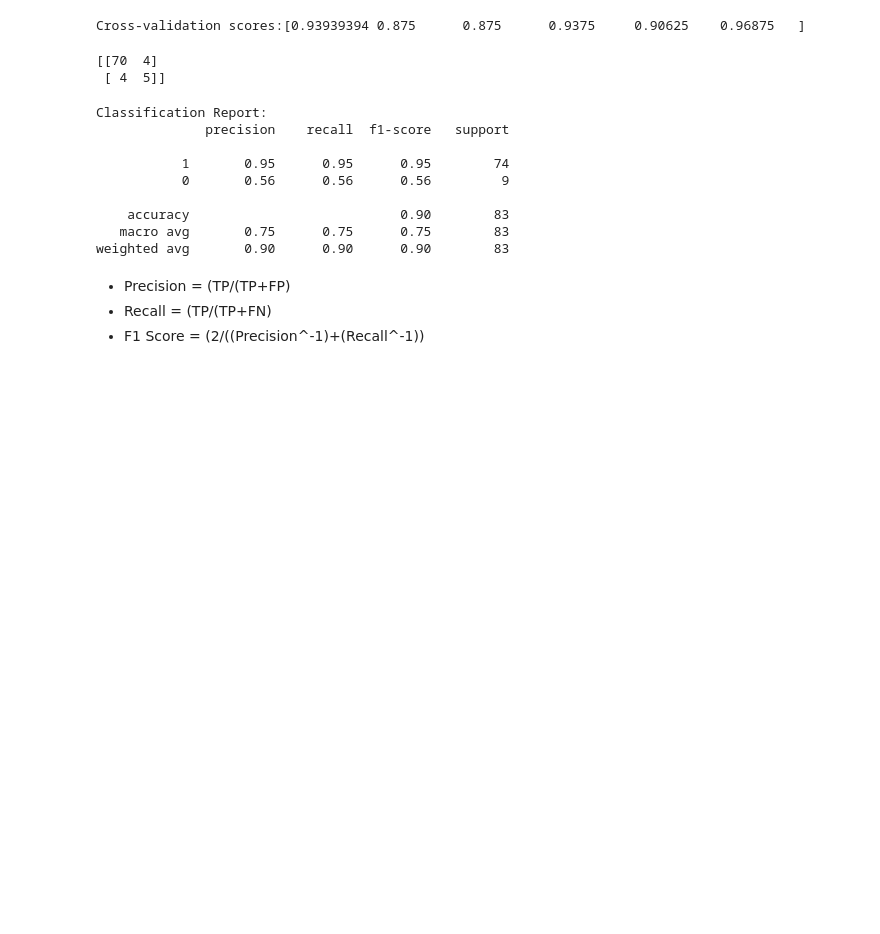
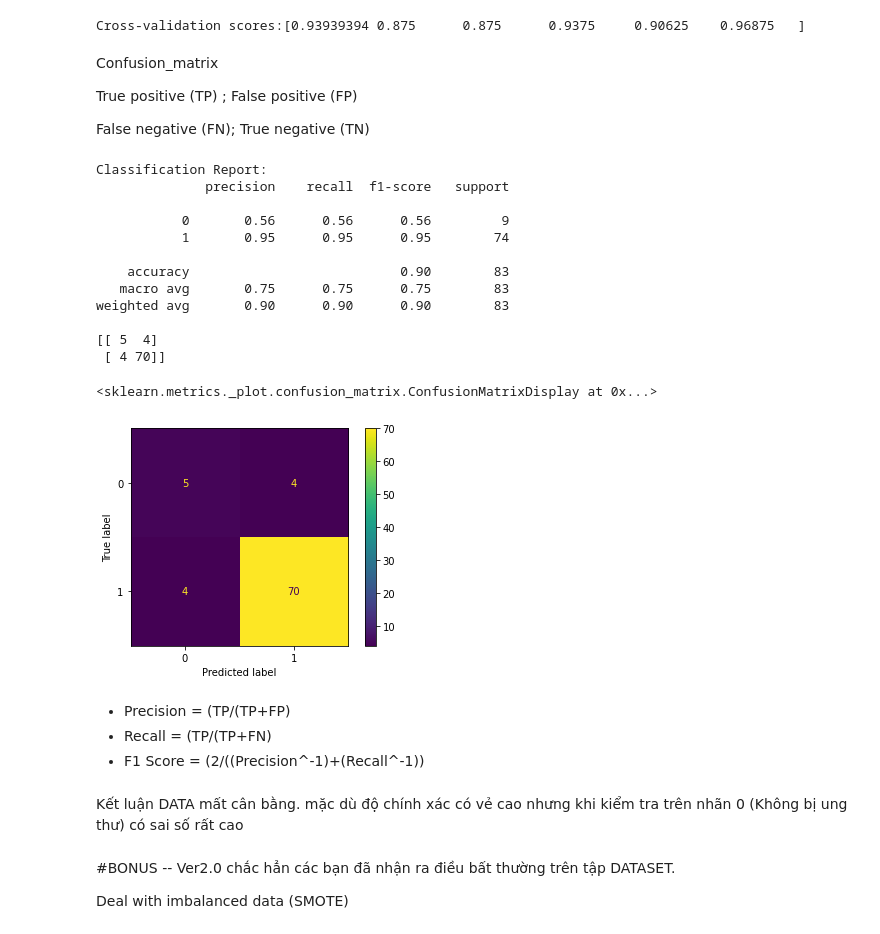
Before and after one commit to 1337Rinz/KhaiPhaDuLieuLon, a Jupyter notebook: DoAn_KhaiPhaDuLieuLon.ipynb, the cells around one changed output. Saved outputs shown, nothing was run; the diff lists cells and outputs as text; code cells hidden in the pictures; blank space fills up the shorter version.

```diff
--- a/DoAn_KhaiPhaDuLieuLon.ipynb
+++ b/DoAn_KhaiPhaDuLieuLon.ipynb
@@ -255,31 +268,49 @@ scores = cross_val_score(model, X_train, y_train, cv = 6, scoring='accuracy')
 print('Cross-validation scores:{}'.format(scores))
 # %% [output]
 Cross-validation scores:[0.93939394 0.875      0.875      0.9375     0.90625    0.96875   ]
-# %%
-Ok# Confusion_matrix
-# True positive (TP) ; False positive (FP)
-# False negative (FN); True negative (TN)
-
-print(metrics.confusion_matrix(y_test, model_predict, labels=[1,0]))
-# %% [output]
-[[70  4]
- [ 4  5]]
+# %% [markdown]
+Confusion_matrix
+
+True positive (TP) ; False positive (FP)
+
+False negative (FN); True negative (TN)
 # %%
+from sklearn.metrics import confusion_matrix, ConfusionMatrixDisplay
+
 # Báo cáo
 print('\nClassification Report:')
-print(metrics.classification_report(y_test, model_predict, labels=[1,0]))
+# Classification Report
+print(metrics.classification_report(y_test, model_predict, labels=[0,1]))
+
+# confusion matrix
+print(metrics.confusion_matrix(y_test, model_predict, labels=[0,1]))
+
+cm = confusion_matrix(y_test, model_predict)
+ConfusionMatrixDisplay(cm).plot()
 # %% [output]
 Classification Report:
               precision    recall  f1-score   support
 
+           0       0.56      0.56      0.56         9
            1       0.95      0.95      0.95        74
-           0       0.56      0.56      0.56         9
 
     accuracy                           0.90        83
    macro avg       0.75      0.75      0.75        83
 weighted avg       0.90      0.90      0.90        83
+
+[[ 5  4]
+ [ 4 70]]
+<sklearn.metrics._plot.confusion_matrix.ConfusionMatrixDisplay at 0x...>
+[figure, added]
 # %% [markdown]
 
 *   Precision = (TP/(TP+FP)
 *   Recall    = (TP/(TP+FN)
 *   F1 Score  = (2/((Precision^-1)+(Recall^-1))
+# %% [markdown]
+Kết luận DATA mất cân bằng. mặc dù độ chính xác có vẻ cao nhưng khi kiểm tra trên nhãn 0 (Không bị ung thư) có sai số rất cao
+# %% [markdown]
+#BONUS -- Ver2.0
+ chắc hẳn các bạn đã nhận ra điều bất thường trên tập DATASET.
+
+ Deal with imbalanced data (SMOTE)
```
Also changed, not shown: parts of 49 cells of this notebook.
